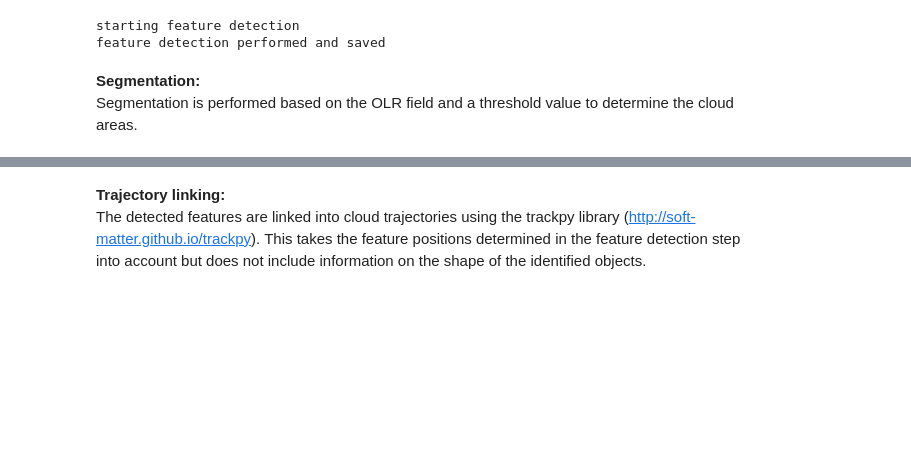
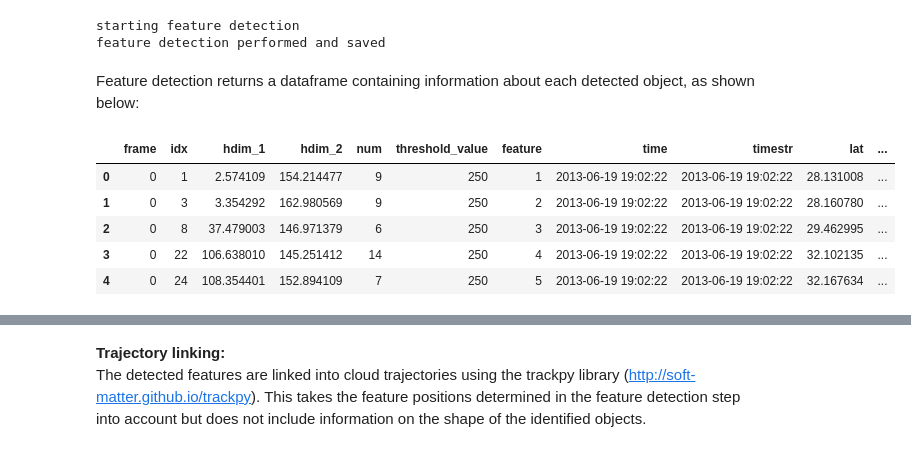
Before and after one commit to tobac-project/tobac, a Jupyter notebook: examples/Example_OLR_Tracking_satellite/Example_OLR_Tracking_satellite.ipynb, the cells around one changed output, grey strips where cells are left out. Cells and saved outputs as stored; diff of their text form; code cells hidden in the pictures; blank space fills up the shorter version.

```diff
--- a/examples/Example_OLR_Tracking_satellite/Example_OLR_Tracking_satellite.ipynb
+++ b/examples/Example_OLR_Tracking_satellite/Example_OLR_Tracking_satellite.ipynb
@@ -97,6 +118,14 @@ print('feature detection performed and saved')
 # %% [output]
 starting feature detection
 feature detection performed and saved
-# %% [markdown]
-**Segmentation:**
-Segmentation is performed based on the OLR field and a threshold value to determine the cloud areas.
+# %% [markdown]
+Feature detection returns a dataframe containing information about each detected object, as shown below:
+# %%
+Features.head()
+# %% [output]
+|  | frame | idx | hdim_1 | hdim_2 | num | threshold_value | feature | time | timestr | lat | ... |
+| 0 | 0 | 1 | 2.574109 | 154.214477 | 9 | 250 | 1 | 2013-06-19 19:02:22 | 2013-06-19 19:02:22 | 28.131008 | ... |
+| 1 | 0 | 3 | 3.354292 | 162.980569 | 9 | 250 | 2 | 2013-06-19 19:02:22 | 2013-06-19 19:02:22 | 28.160780 | ... |
+| 2 | 0 | 8 | 37.479003 | 146.971379 | 6 | 250 | 3 | 2013-06-19 19:02:22 | 2013-06-19 19:02:22 | 29.462995 | ... |
+| 3 | 0 | 22 | 106.638010 | 145.251412 | 14 | 250 | 4 | 2013-06-19 19:02:22 | 2013-06-19 19:02:22 | 32.102135 | ... |
+| 4 | 0 | 24 | 108.354401 | 152.894109 | 7 | 250 | 5 | 2013-06-19 19:02:22 | 2013-06-19 19:02:22 | 32.167634 | ... |
```
Also changed, not shown: parts of 15 cells of this notebook.
